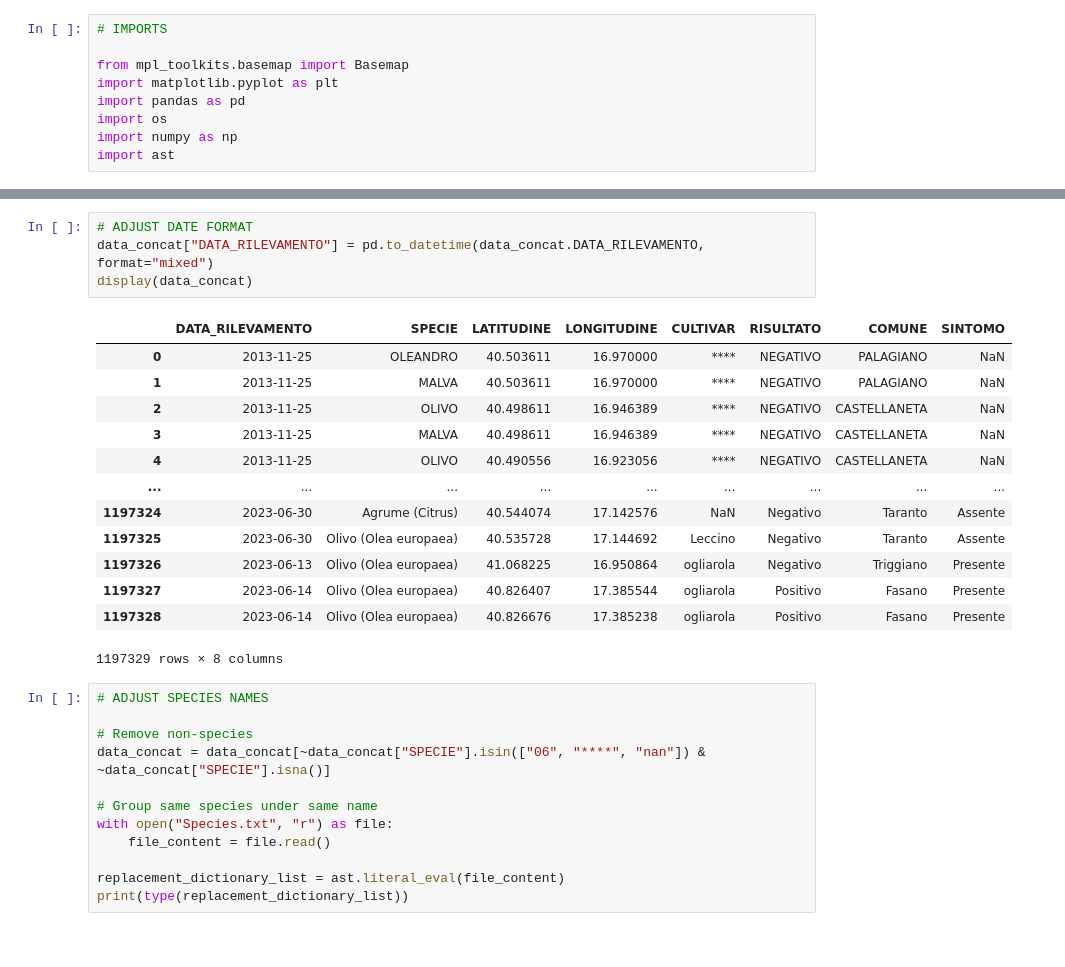
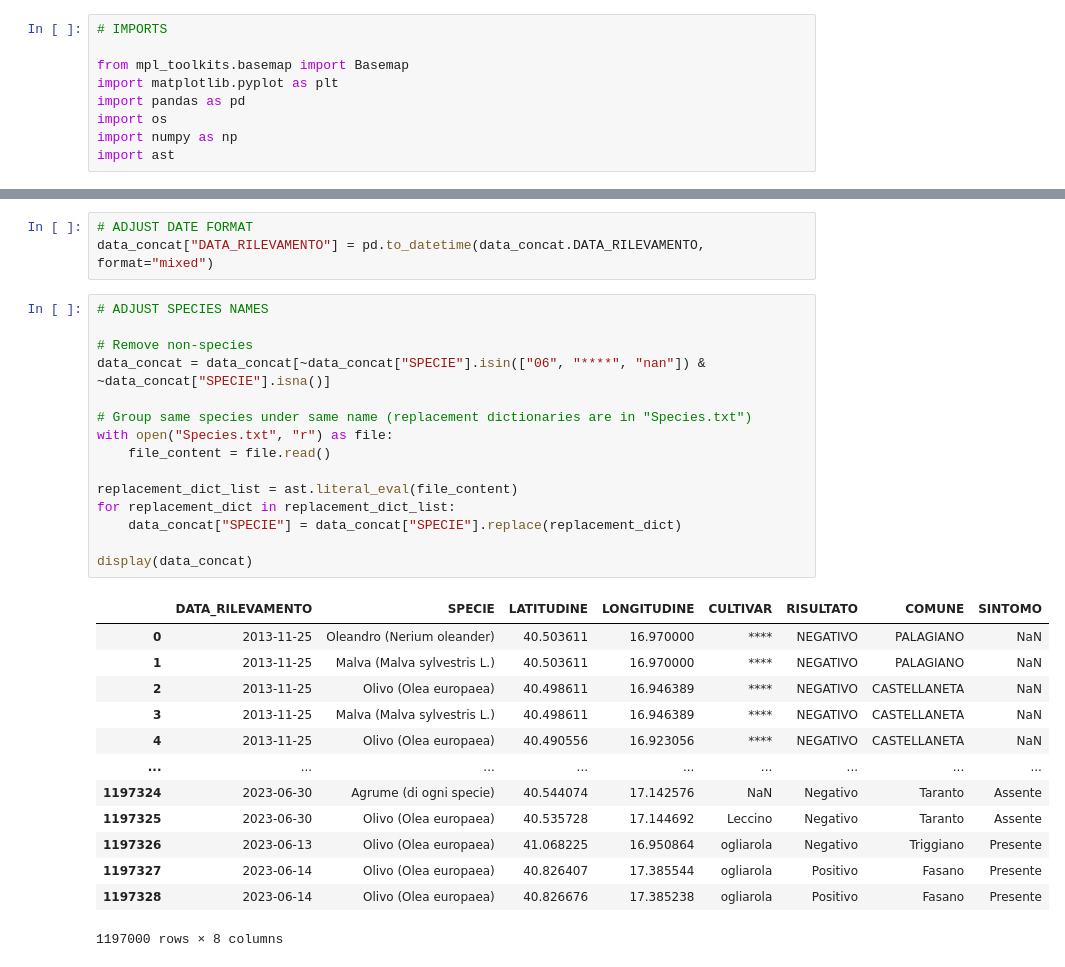
Before and after one commit to LeonMengoni/Xylella-Fastidiosa, a Jupyter notebook: Monitoring.ipynb, the cells around one changed output, grey strips where cells are left out. Drawn from its saved outputs; the diff is of its cells as text.

```diff
--- a/Monitoring.ipynb
+++ b/Monitoring.ipynb
@@ -59,30 +29,32 @@ display(data_concat)
 # %%
 # ADJUST DATE FORMAT
 data_concat["DATA_RILEVAMENTO"] = pd.to_datetime(data_concat.DATA_RILEVAMENTO, format="mixed")
-display(data_concat)
-# %% [output]
-|  | DATA_RILEVAMENTO | SPECIE | LATITUDINE | LONGITUDINE | CULTIVAR | RISULTATO | COMUNE | SINTOMO |
-| 0 | 2013-11-25 | OLEANDRO | 40.503611 | 16.970000 | **** | NEGATIVO | PALAGIANO | NaN |
-| 1 | 2013-11-25 | MALVA | 40.503611 | 16.970000 | **** | NEGATIVO | PALAGIANO | NaN |
-| 2 | 2013-11-25 | OLIVO | 40.498611 | 16.946389 | **** | NEGATIVO | CASTELLANETA | NaN |
-| 3 | 2013-11-25 | MALVA | 40.498611 | 16.946389 | **** | NEGATIVO | CASTELLANETA | NaN |
-| 4 | 2013-11-25 | OLIVO | 40.490556 | 16.923056 | **** | NEGATIVO | CASTELLANETA | NaN |
-| ... | ... | ... | ... | ... | ... | ... | ... | ... |
-| 1197324 | 2023-06-30 | Agrume (Citrus) | 40.544074 | 17.142576 | NaN | Negativo | Taranto | Assente |
-| 1197325 | 2023-06-30 | Olivo (Olea europaea) | 40.535728 | 17.144692 | Leccino | Negativo | Taranto | Assente |
-| 1197326 | 2023-06-13 | Olivo (Olea europaea) | 41.068225 | 16.950864 | ogliarola | Negativo | Triggiano | Presente |
-| 1197327 | 2023-06-14 | Olivo (Olea europaea) | 40.826407 | 17.385544 | ogliarola | Positivo | Fasano | Presente |
-| 1197328 | 2023-06-14 | Olivo (Olea europaea) | 40.826676 | 17.385238 | ogliarola | Positivo | Fasano | Presente |
-1197329 rows × 8 columns
 # %%
 # ADJUST SPECIES NAMES
 
 # Remove non-species
 data_concat = data_concat[~data_concat["SPECIE"].isin(["06", "****", "nan"]) & ~data_concat["SPECIE"].isna()]
 
-# Group same species under same name
+# Group same species under same name (replacement dictionaries are in "Species.txt")
 with open("Species.txt", "r") as file:
     file_content = file.read()
 
-replacement_dictionary_list = ast.literal_eval(file_content)
-print(type(replacement_dictionary_list))
+replacement_dict_list = ast.literal_eval(file_content)
+for replacement_dict in replacement_dict_list:
+    data_concat["SPECIE"] = data_concat["SPECIE"].replace(replacement_dict)
+
+display(data_concat)
+# %% [output]
+|  | DATA_RILEVAMENTO | SPECIE | LATITUDINE | LONGITUDINE | CULTIVAR | RISULTATO | COMUNE | SINTOMO |
+| 0 | 2013-11-25 | Oleandro (Nerium oleander) | 40.503611 | 16.970000 | **** | NEGATIVO | PALAGIANO | NaN |
+| 1 | 2013-11-25 | Malva (Malva sylvestris L.) | 40.503611 | 16.970000 | **** | NEGATIVO | PALAGIANO | NaN |
+| 2 | 2013-11-25 | Olivo (Olea europaea) | 40.498611 | 16.946389 | **** | NEGATIVO | CASTELLANETA | NaN |
+| 3 | 2013-11-25 | Malva (Malva sylvestris L.) | 40.498611 | 16.946389 | **** | NEGATIVO | CASTELLANETA | NaN |
+| 4 | 2013-11-25 | Olivo (Olea europaea) | 40.490556 | 16.923056 | **** | NEGATIVO | CASTELLANETA | NaN |
+| ... | ... | ... | ... | ... | ... | ... | ... | ... |
+| 1197324 | 2023-06-30 | Agrume (di ogni specie) | 40.544074 | 17.142576 | NaN | Negativo | Taranto | Assente |
+| 1197325 | 2023-06-30 | Olivo (Olea europaea) | 40.535728 | 17.144692 | Leccino | Negativo | Taranto | Assente |
+| 1197326 | 2023-06-13 | Olivo (Olea europaea) | 41.068225 | 16.950864 | ogliarola | Negativo | Triggiano | Presente |
+| 1197327 | 2023-06-14 | Olivo (Olea europaea) | 40.826407 | 17.385544 | ogliarola | Positivo | Fasano | Presente |
+| 1197328 | 2023-06-14 | Olivo (Olea europaea) | 40.826676 | 17.385238 | ogliarola | Positivo | Fasano | Presente |
+1197000 rows × 8 columns
```
Also changed, not shown: parts of 11 cells of this notebook, 2 other files.
